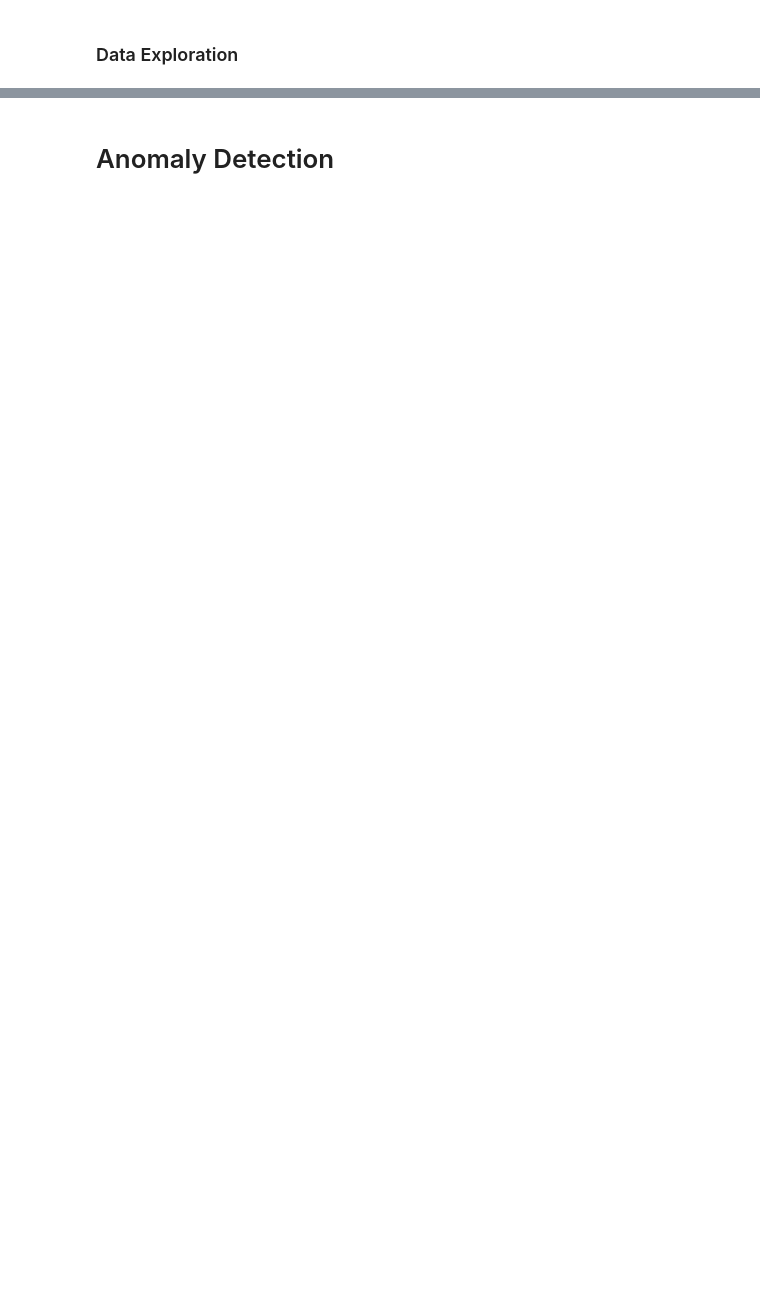
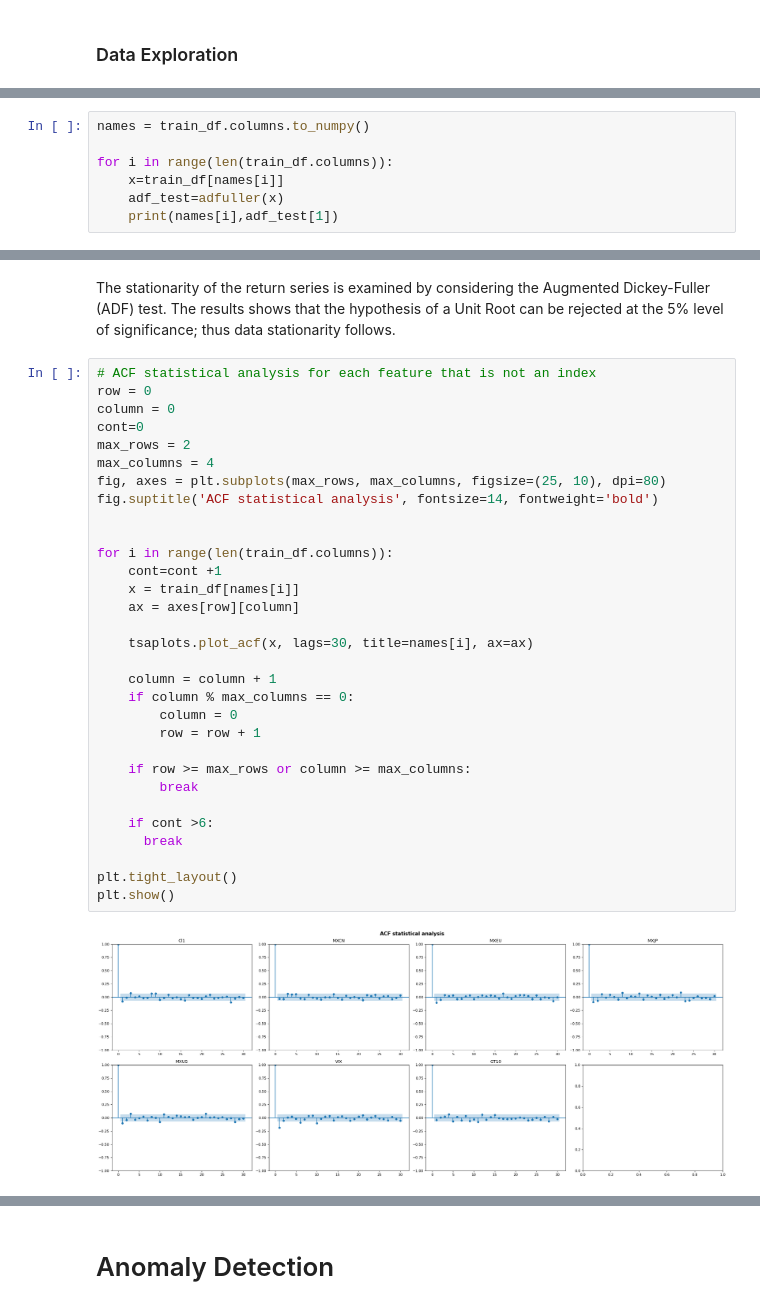
Before and after one commit to venturellimatteo/fintech-projects, a Jupyter notebook: 3 - Anomaly Detection/AnomalyDetection.ipynb, the cells around one changed output, grey strips where cells are left out. Cells and saved outputs as stored; diff of their text form; blank space fills up the shorter version.

```diff
--- a/3 - Anomaly Detection/AnomalyDetection.ipynb
+++ b/3 - Anomaly Detection/AnomalyDetection.ipynb
@@ -172,0 +300,7 @@ y_val = val_df_norm['Y']
+# %%
+names = train_df.columns.to_numpy()
+
+for i in range(len(train_df.columns)):
+    x=train_df[names[i]]
+    adf_test=adfuller(x)
+    print(names[i],adf_test[1])
@@ -172,0 +318,35 @@ y_val = val_df_norm['Y']
+# %% [markdown]
+The stationarity of the return series is examined by considering the Augmented Dickey-Fuller (ADF) test. The results shows that the hypothesis of a Unit Root can be rejected at the 5% level of significance; thus data stationarity follows.
+# %%
+# ACF statistical analysis for each feature that is not an index
+row = 0
+column = 0
+cont=0
+max_rows = 2
+max_columns = 4
+fig, axes = plt.subplots(max_rows, max_columns, figsize=(25, 10), dpi=80)
+fig.suptitle('ACF statistical analysis', fontsize=14, fontweight='bold')
+
+
+for i in range(len(train_df.columns)):
+    cont=cont +1
+    x = train_df[names[i]]
+    ax = axes[row][column]
+
+    tsaplots.plot_acf(x, lags=30, title=names[i], ax=ax)
+
+    column = column + 1
+    if column % max_columns == 0:
+        column = 0
+        row = row + 1
+
+    if row >= max_rows or column >= max_columns:
+        break
+
+    if cont >6:
+      break
+
+plt.tight_layout()
+plt.show()
+# %% [output]
+[figure, added]
```
Also changed, not shown: parts of 141 cells of this notebook, 6 other files.
